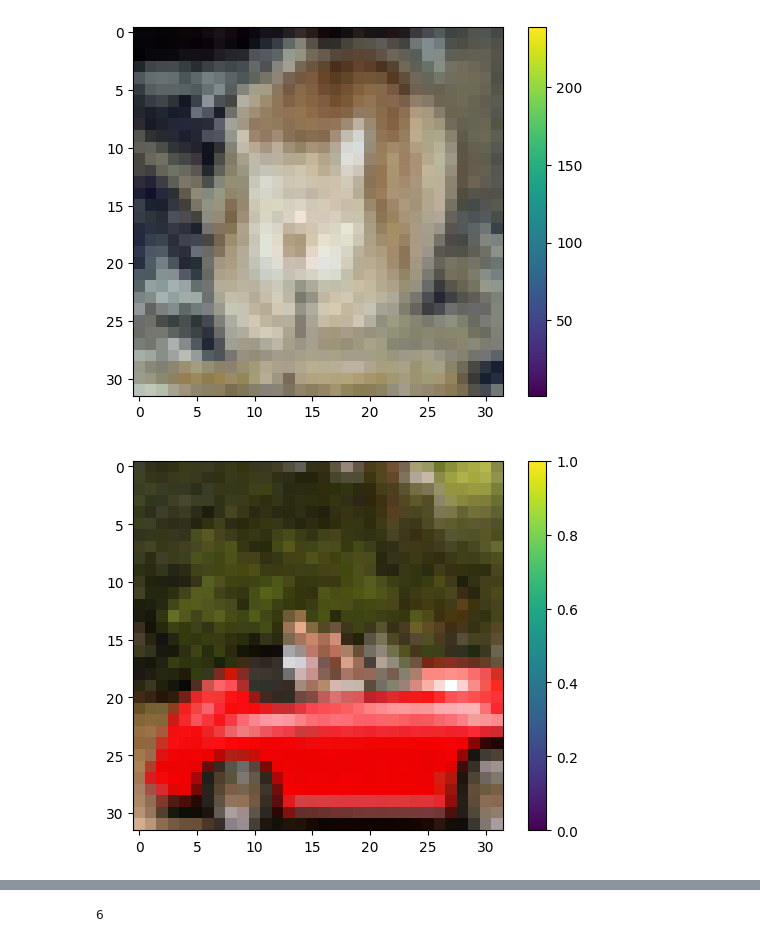
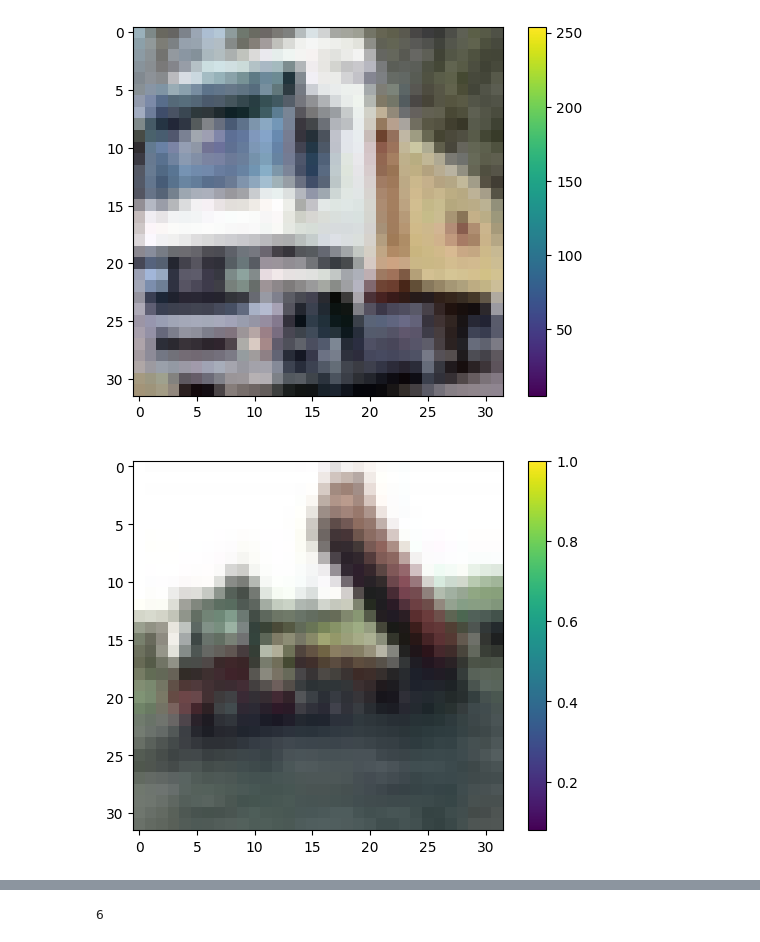
Before and after one commit to kirflex/CV2, a Jupyter notebook: nn_mnist_1.ipynb, the cells around one changed output, grey strips where cells are left out. Cells and saved outputs as stored; diff of their text form; code cells hidden in the pictures.

```diff
--- a/nn_mnist_1.ipynb
+++ b/nn_mnist_1.ipynb
@@ -23,18 +16,18 @@ Downloading data from https://www.cs.toronto.edu/~kriz/cifar-10-python.tar.gz
 class_names = ['airplane', 'automobile', 'bird', 'cat', 'deer', 'dog', 'frog', 'horse', 'ship', 'truck']
 # %%
 plt.figure()
-plt.imshow(x_train[33])
+plt.imshow(x_train[1])
 plt.colorbar()
 plt.grid(False)
 # %% [output]
-[figure, old version]
+[figure, new version]
 # %%
 x_train = x_train/ 255
 x_test = x_test/ 255
 # %%
 plt.figure()
-plt.imshow(x_train[99])
+plt.imshow(x_train[2])
 plt.colorbar()
 plt.grid(False)
 # %% [output]
-[figure, old version]
+[figure, new version]
```
Also changed, not shown: parts of 11 cells of this notebook.
